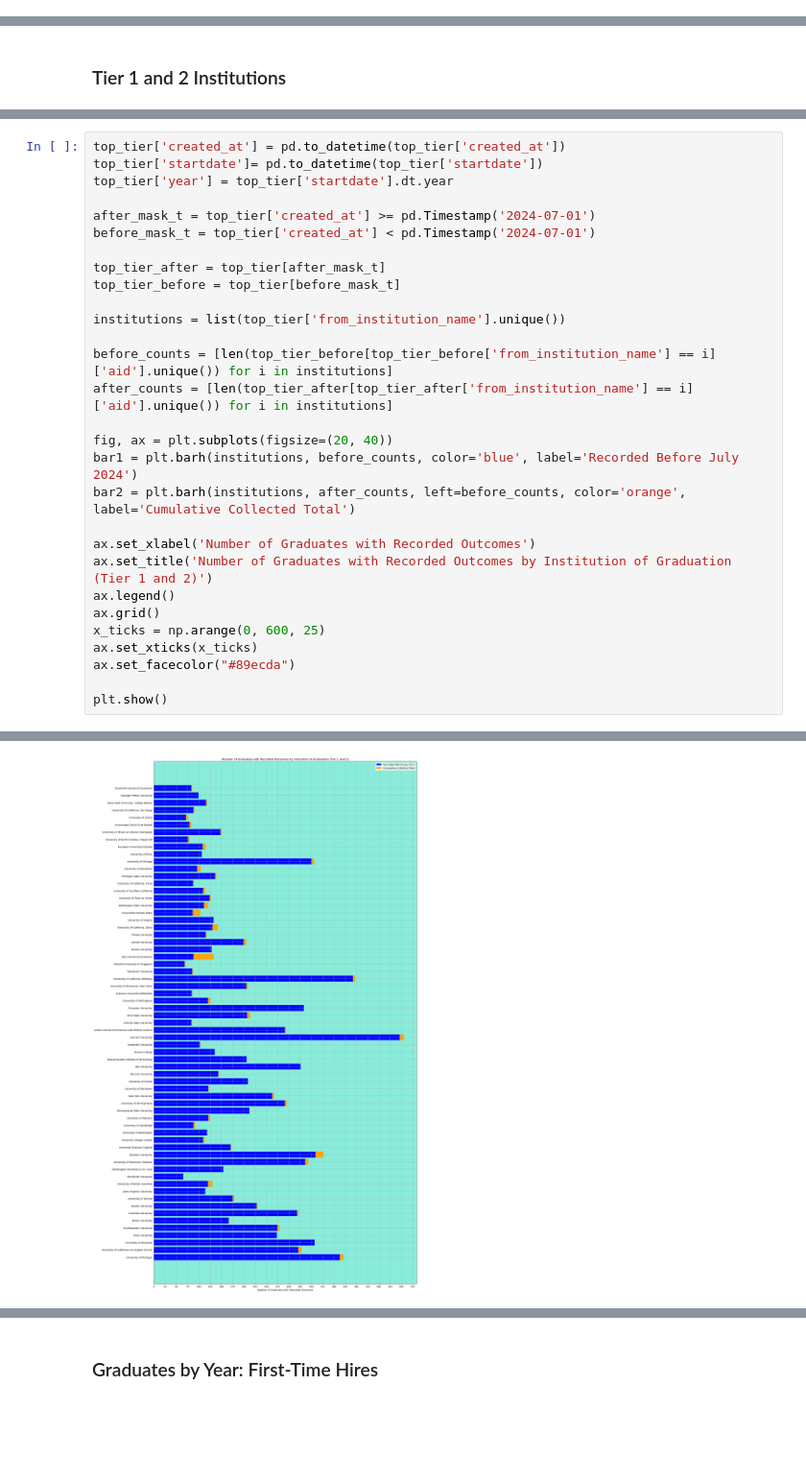
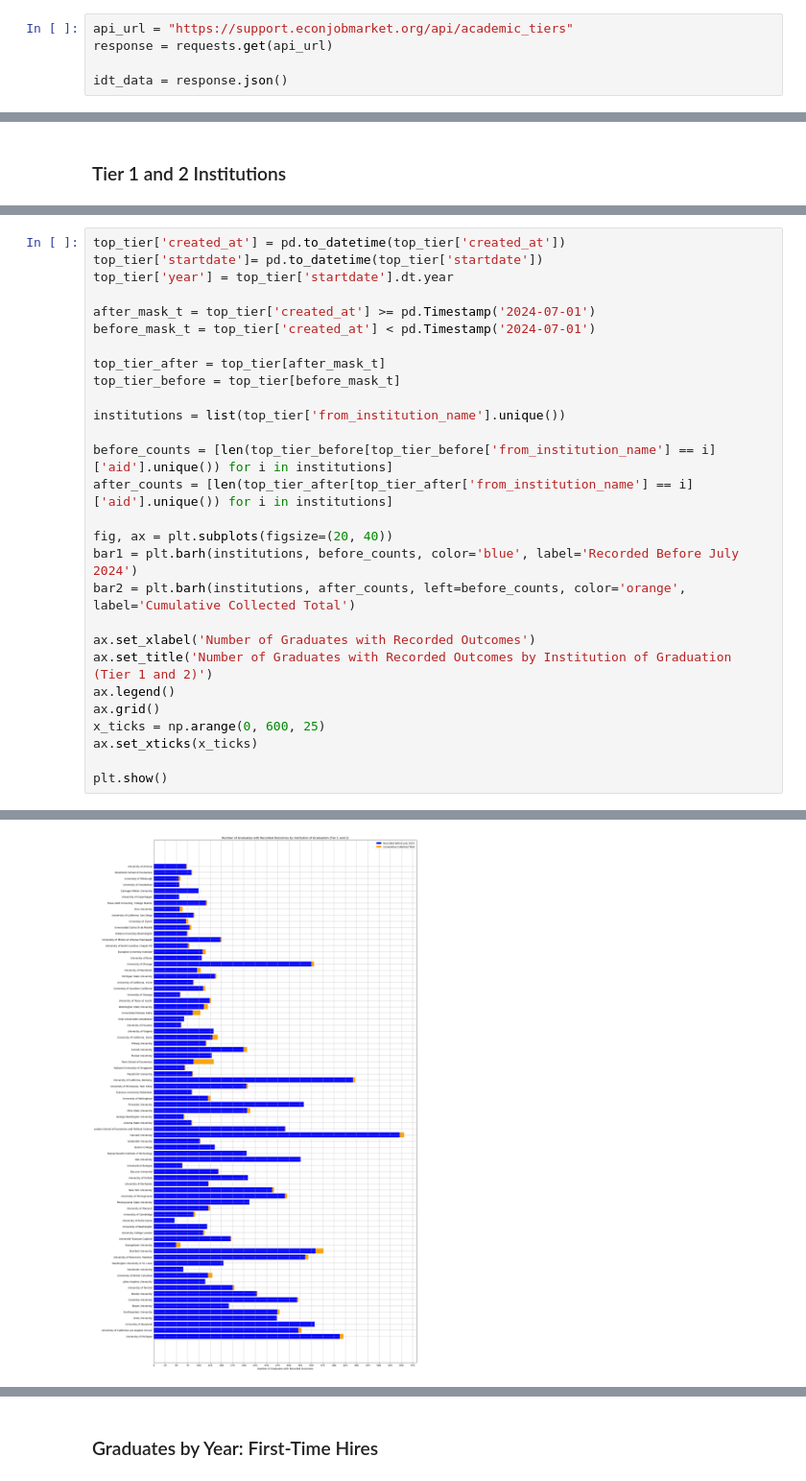
Before and after one commit to michaelpetersubc/mapinator, a Jupyter notebook: mapinator_readme/2024_update/mapinator_readme_2024.ipynb, the cells around one changed output, grey strips where cells are left out. Shown: that part at 96% size. Saved outputs shown, nothing was run; the diff lists cells and outputs as text; blank space fills up the shorter version.

```diff
--- a/mapinator_readme/2024_update/mapinator_readme_2024.ipynb
+++ b/mapinator_readme/2024_update/mapinator_readme_2024.ipynb
@@ -22,3 +19,8 @@ with open("id_to_type_api.json") as file:
+# %%
+api_url = "https://support.econjobmarket.org/api/academic_tiers"
+response = requests.get(api_url)
+
+idt_data = response.json()
 # %%
 idt_df = pd.DataFrame(idt_data)
 idt_df["institution_id"] = pd.to_numeric(idt_df["institution_id"])
@@ -90,32 +59,31 @@ before_counts = [len(top_tier_before[top_tier_before['from_institution_name'] ==
 after_counts = [len(top_tier_after[top_tier_after['from_institution_name'] == i]['aid'].unique()) for i in institutions]
 
 fig, ax = plt.subplots(figsize=(20, 40))
 bar1 = plt.barh(institutions, before_counts, color='blue', label='Recorded Before July 2024')
 bar2 = plt.barh(institutions, after_counts, left=before_counts, color='orange', label='Cumulative Collected Total')
 
 ax.set_xlabel('Number of Graduates with Recorded Outcomes')
 ax.set_title('Number of Graduates with Recorded Outcomes by Institution of Graduation (Tier 1 and 2)')
 ax.legend()
 ax.grid()
 x_ticks = np.arange(0, 600, 25)
 ax.set_xticks(x_ticks)
-ax.set_facecolor("#89ecda")
 
 plt.show()
 # %% [output]
 A value is trying to be set on a copy of a slice from a DataFrame.
 Try using .loc[row_indexer,col_indexer] = value instead
 
 See the caveats in the documentation: https://pandas.pydata.org/pandas-docs/stable/user_guide/indexing.html#returning-a-view-versus-a-copy
   top_tier['created_at'] = pd.to_datetime(top_tier['created_at'])
 A value is trying to be set on a copy of a slice from a DataFrame.
 Try using .loc[row_indexer,col_indexer] = value instead
 
 See the caveats in the documentation: https://pandas.pydata.org/pandas-docs/stable/user_guide/indexing.html#returning-a-view-versus-a-copy
   top_tier['startdate']= pd.to_datetime(top_tier['startdate'])
 A value is trying to be set on a copy of a slice from a DataFrame.
 Try using .loc[row_indexer,col_indexer] = value instead
 
 See the caveats in the documentation: https://pandas.pydata.org/pandas-docs/stable/user_guide/indexing.html#returning-a-view-versus-a-copy
   top_tier['year'] = top_tier['startdate'].dt.year
-[figure, old version]
+[figure, new version]
```
Also changed, not shown: parts of 14 cells of this notebook.
